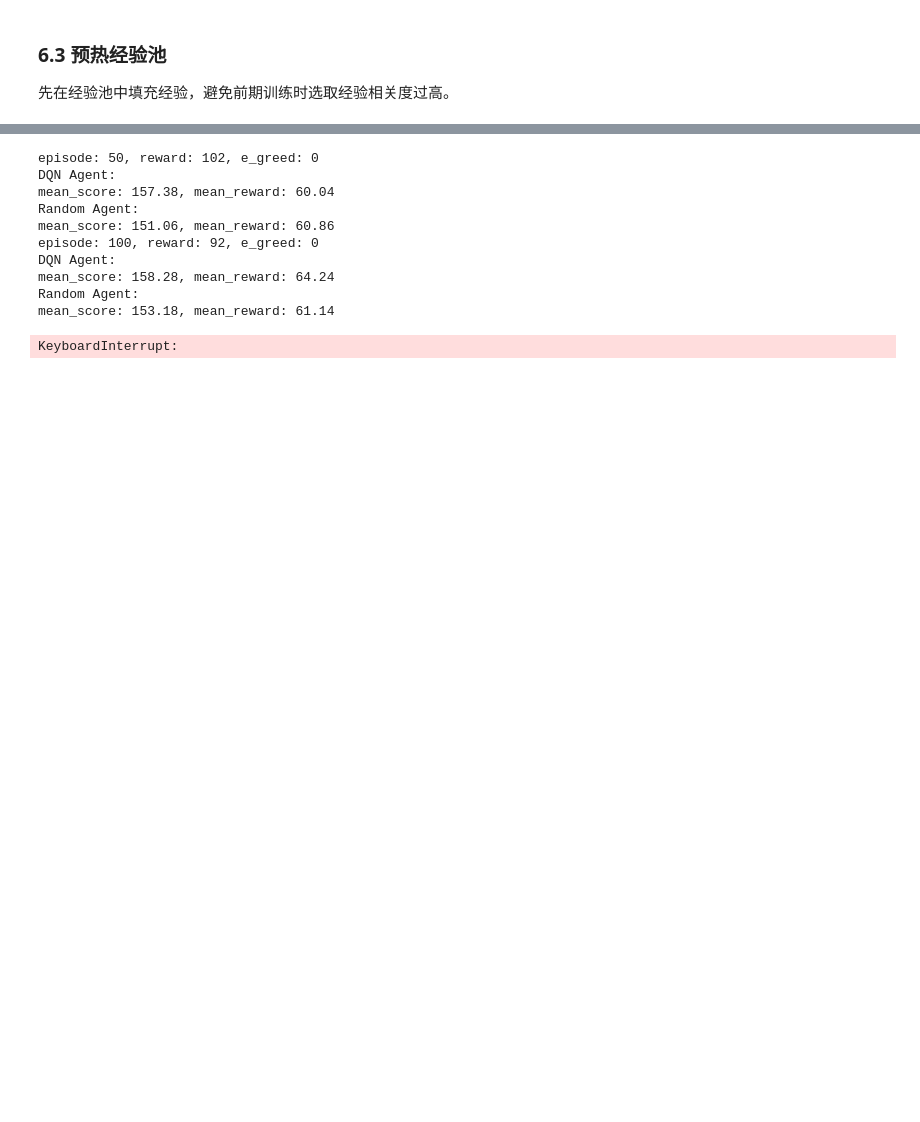
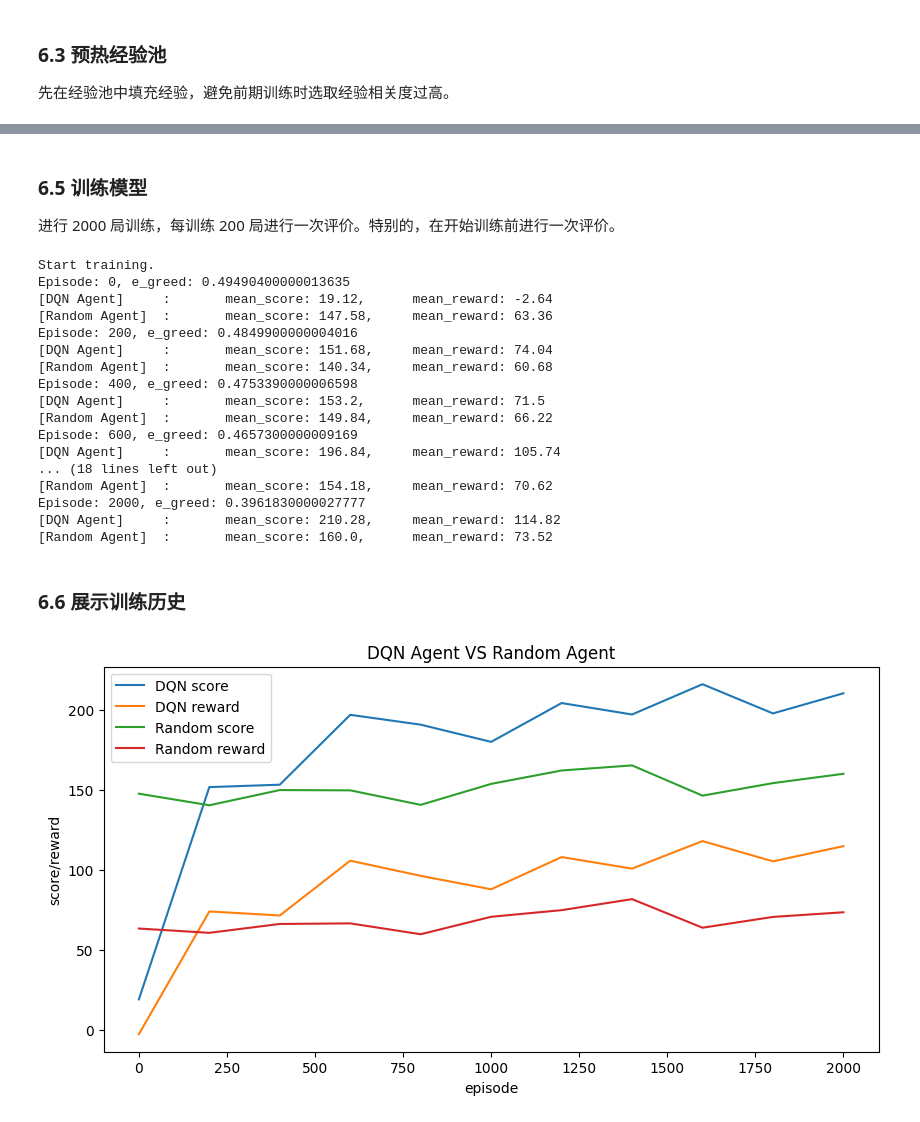
Before and after one commit to RedContritio/DQN_FruitMerger, a Jupyter notebook: dqn_fruit_merger.ipynb, the cells around one changed output, grey strips where cells are left out. Cells and saved outputs as stored; diff of their text form; code cells hidden in the pictures; blank space fills up the shorter version.

```diff
--- a/dqn_fruit_merger.ipynb
+++ b/dqn_fruit_merger.ipynb
@@ -899,7 +937,7 @@ class Agent:
 
 ### 5.1 定义训练超参数
 # %%
-LEARN_FREQUENCY = 5
+LEARN_FREQUENCY = 1
 BATCH_SIZE = 32
 # %% [markdown]
 ### 5.2 运行一局
@@ -983,5 +1025,7 @@ Loaded final param.
 
 先在经验池中填充经验，避免前期训练时选取经验相关度过高。
 # %%
+print("Warm up.")
 while len(memory) < MEMORY_WARMUP_SIZE:
-    run_episode(env, agent, memory)
+    run_episode(env, agent, memory, -1)
+print(f"Memory size is {len(memory)}.")
@@ -990,24 +1093,61 @@ while len(memory) < MEMORY_WARMUP_SIZE:
+# %% [markdown]
+### 6.5 训练模型
+
+进行 2000 局训练，每训练 200 局进行一次评价。特别的，在开始训练前进行一次评价。
 # %%
 max_episode = 2000
-episode_per_log = max_episode // 20
+episode_per_save = max_episode // 10
 
-for episode_id in range(1, max_episode + 1):
-    total_reward = run_episode(env, agent, memory)
+history1, history2 = [], []
+x_history = []
 
-    if episode_id % episode_per_log == 0:
-        print(
-            f"episode: {episode_id}, reward: {total_reward}, e_greed: {agent.e_greed}"
-        )
+print("Start training.")
+for episode_id in range(0, max_episode + 1):
+    total_reward = run_episode(env, agent, memory, episode_id)
+
+    if episode_id % episode_per_save == 0:
+        print(f"Episode: {episode_id}, e_greed: {agent.e_greed}")
+
+        his1, his2 = compare_with_random(env, agent, action_dim)
+        history1.append(his1)
+        history2.append(his2)
+        x_history.append(episode_id)
 # %% [output]
-episode: 50, reward: 102, e_greed: 0
-DQN Agent:
-mean_score: 157.38, mean_reward: 60.04
-Random Agent:
-mean_score: 151.06, mean_reward: 60.86
-episode: 100, reward: 92, e_greed: 0
-DQN Agent:
-mean_score: 158.28, mean_reward: 64.24
-Random Agent:
-mean_score: 153.18, mean_reward: 61.14
+Start training.
+Episode: 0, e_greed: 0.49490400000013635
+[DQN Agent]     :       mean_score: 19.12,      mean_reward: -2.64
+[Random Agent]  :       mean_score: 147.58,     mean_reward: 63.36
+Episode: 200, e_greed: 0.4849900000004016
+[DQN Agent]     :       mean_score: 151.68,     mean_reward: 74.04
+[Random Agent]  :       mean_score: 140.34,     mean_reward: 60.68
+Episode: 400, e_greed: 0.4753390000006598
+[DQN Agent]     :       mean_score: 153.2,      mean_reward: 71.5
+[Random Agent]  :       mean_score: 149.84,     mean_reward: 66.22
+Episode: 600, e_greed: 0.4657300000009169
+[DQN Agent]     :       mean_score: 196.84,     mean_reward: 105.74
+... (18 lines left out)
+[Random Agent]  :       mean_score: 154.18,     mean_reward: 70.62
+Episode: 2000, e_greed: 0.3961830000027777
+[DQN Agent]     :       mean_score: 210.28,     mean_reward: 114.82
+[Random Agent]  :       mean_score: 160.0,      mean_reward: 73.52
-KeyboardInterrupt:
+# %% [markdown]
+### 6.6 展示训练历史
+# %%
+plt.figure(figsize=(10, 5))
+
+plt.plot(x_history, [score for (score, _) in history1], label="DQN score")
+plt.plot(x_history, [reward for (_, reward) in history1], label="DQN reward")
+plt.plot(x_history, [score for (score, _) in history2], label="Random score")
+plt.plot(x_history, [reward for (_, reward) in history2], label="Random reward")
+
+plt.xlabel('episode')
+plt.ylabel('score/reward')
+
+plt.title("DQN Agent VS Random Agent")
+
+plt.legend()
+
+plt.show()
+# %% [output]
+[figure, added]
 # %% [markdown]
```
Also changed, not shown: parts of 44 cells of this notebook.
